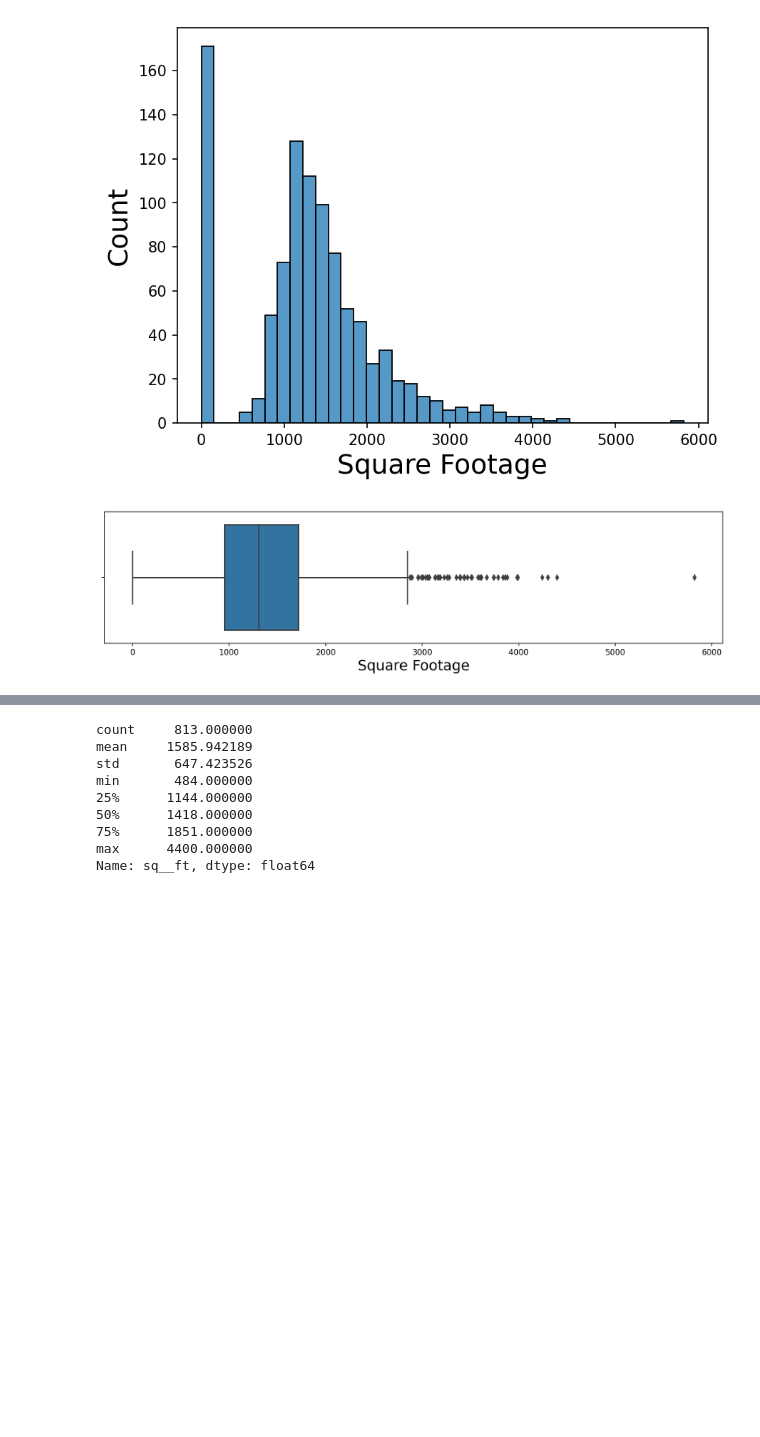
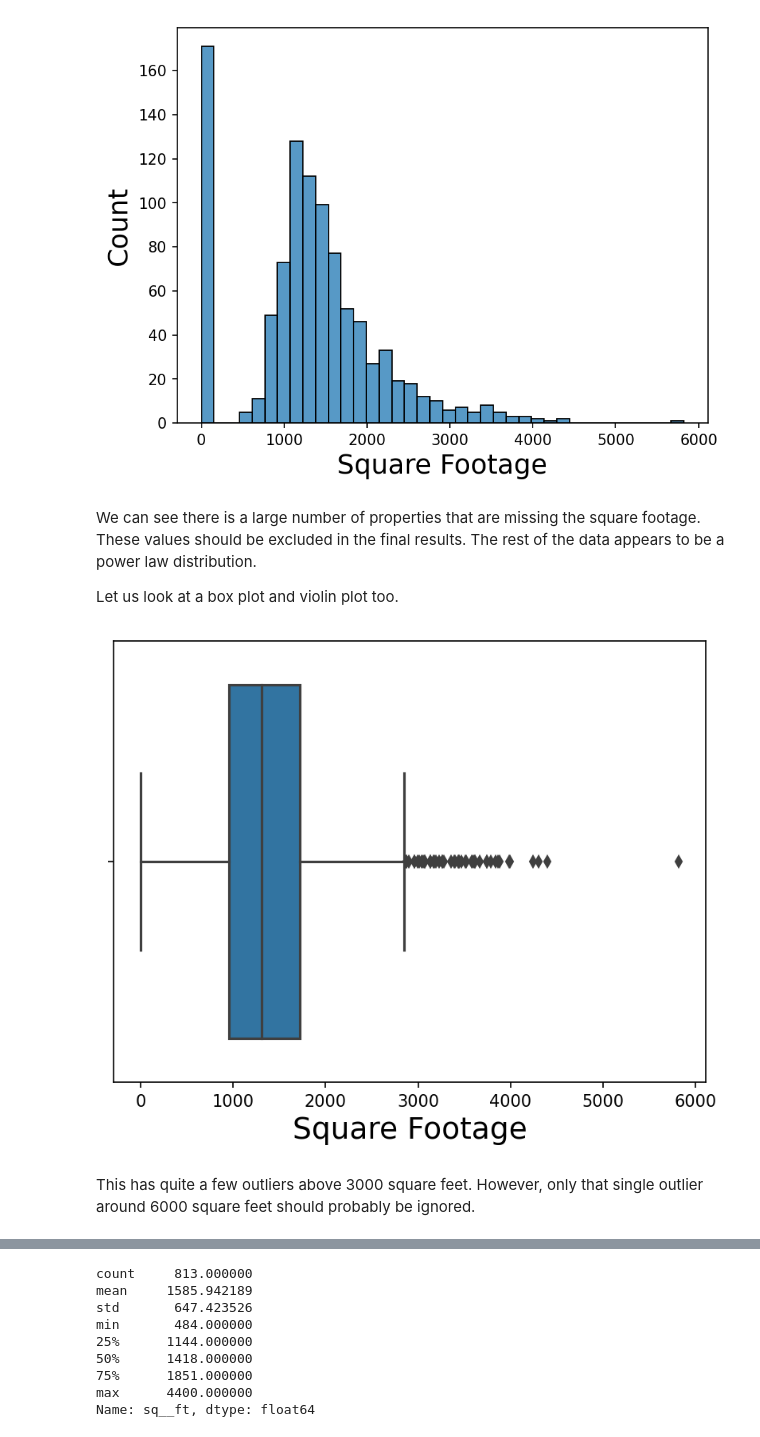
Before and after one commit to jmfb/CS5610, a Jupyter notebook: M1 Project 1b.ipynb, the cells around one changed output, grey strips where cells are left out. Cells and saved outputs as stored; diff of their text form; code cells hidden in the pictures; blank space fills up the shorter version.

Commit message:
Annotating more of the file.  Removing the wide plots for all but the original two histograms.

```diff
--- a/M1 Project 1b.ipynb
+++ b/M1 Project 1b.ipynb
@@ -294,9 +315,15 @@ sq_ft_plot = sns.histplot(df.sq__ft)
 sq_ft_plot.set(xlabel="Square Footage");
 # %% [output]
 [figure]
+# %% [markdown]
+We can see there is a large number of properties that are missing the square footage.  These values should be excluded in the final results.  The rest of the data appears to be a power law distribution.
+
+Let us look at a box plot and violin plot too.
 # %%
-sq_ft_plot = sns.boxplot(x=df.sq__ft, ax=wide_figure_size())
+sq_ft_plot = sns.boxplot(x=df.sq__ft)
 sq_ft_plot.set(xlabel="Square Footage");
 # %% [output]
-[figure, old version]
+[figure, new version]
+# %% [markdown]
+This has quite a few outliers above 3000 square feet.  However, only that single outlier around 6000 square feet should probably be ignored.
 # %%
```
Also changed, not shown: parts of 26 cells of this notebook.
